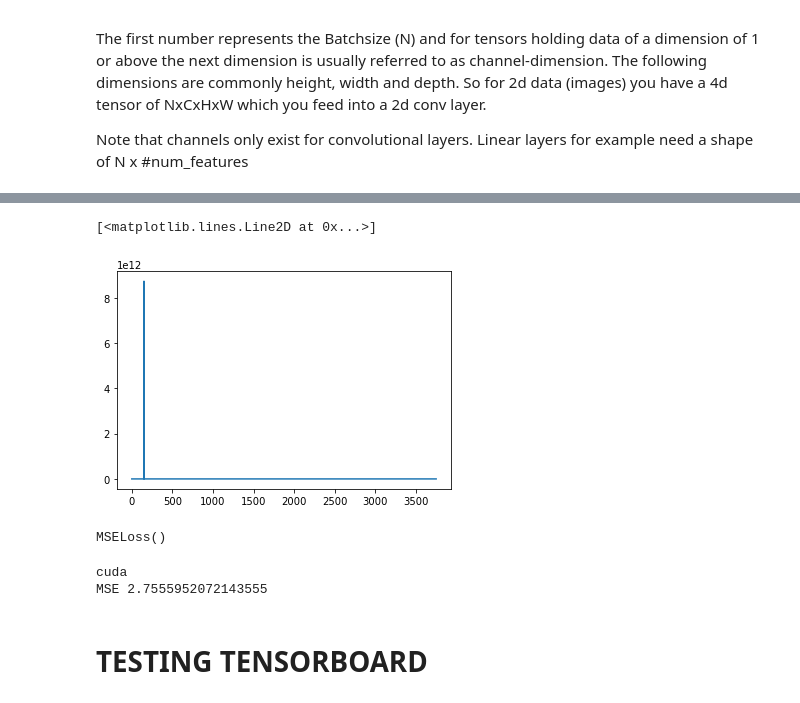
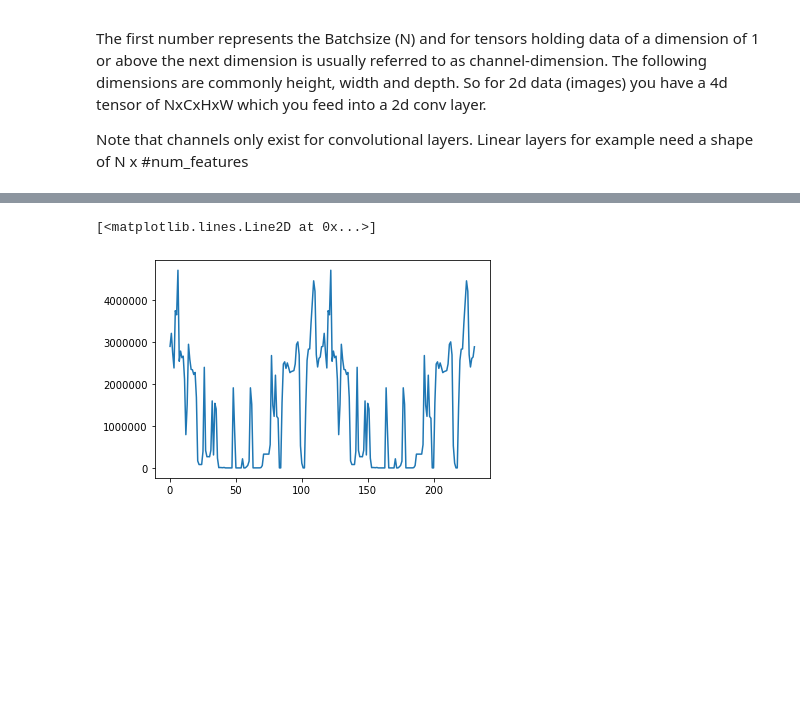
Before and after one commit to jcmayoral/gr_perception, a Jupyter notebook: gr_ml/nb/pointclouds-deeplearning.ipynb, the cells around one changed output, grey strips where cells are left out. Drawn from its saved outputs; the diff is of its cells as text; code cells hidden in the pictures; blank space fills up the shorter version.

```diff
--- a/gr_ml/nb/pointclouds-deeplearning.ipynb
+++ b/gr_ml/nb/pointclouds-deeplearning.ipynb
@@ -202,8 +439,8 @@ def get_data(train_ds, valid_ds, bs, nsamples):
 
 #gen = DataLoader(TensorDataset(data, labels), batch_size=25, shuffle=True)
 # %%
-pointsnumber = 1500
-batchsize = 10
+pointsnumber = 200
+batchsize = 20
 # %%
 from torch.utils.data import DataLoader, TensorDataset
 itdataset = MyDataset(pointsnumber=pointsnumber)
@@ -312,0 +642,29 @@ this will fail too small resize to minimum of 201
+# %%
+def mytrain(model,traindata,valdata,nepochs=5,valsamples=10, device="cuda"):
+    epoch_loss = list()
+    batch_loss = list()
+
+    criterion = nn.MSELoss()
+    optimizer = torch.optim.SGD(model.parameters(), lr=0.01, momentum=0.2)
+
+    model.train()
+
+    for epoch in range(nepochs):
+
+        loss = 0.0
+
+        #batches number
+        for b,x in enumerate(traindata):
+            trainbatch(model,x[0].float(),x[1].float(),criterion, optimizer,b, loss, batch_loss)
+
+        loss /= traindata.nsamples
+
+        print("Epoch {} - epoch loss: {}".format(epoch, loss), end=" ")
+        epoch_loss.append(loss)
+
+        #validation
+        model.eval()
+        with torch.no_grad():
+            valid_loss = sum(criterion(model(xb.float()), yb.float()) for xb, yb in valdata)
+        print(" validation loss {}".format(valid_loss/valdata.nsamples), sep="..")
+    return epoch_loss, batch_loss
@@ -313,3 +675,7 @@ this will fail too small resize to minimum of 201
+# %%
+#mymodel = MyModel(n_points=pointsnumber,K=8)
+#mymodel = BasePointNet(pointsnumber)
+mymodel = SegmentationPointNet(4, npoints=pointsnumber)
 # %%
 device = torch.device("cpu")
 if torch.cuda.is_available():
@@ -321,5 +687,5 @@ if torch.cuda.is_available():
     #print(x.to("cpu", torch.double))       # ``.to`` can also change dtype together!
     mymodel.cuda()
 #print(device)
-losses = mymodel.mytrain(traingen, valgen,nepochs=25)
+losses, bloss = mytrain(mymodel,traingen, valgen,nepochs=2)
 # %% [output]
@@ -362,20 +703,5 @@ plt.plot(np.arange(len(losses)), losses)
 # %%
-plt.plot(np.arange(len(mymodel.batch_loss)), mymodel.batch_loss)
+plt.plot(np.arange(len(bloss)), bloss)
 # %% [output]
 [<matplotlib.lines.Line2D at 0x...>]
-[figure, old version]
+[figure, new version]
-# %%
-mymodel.criterion
-# %% [output]
-MSELoss()
-# %%
-print(device)
-x = Variable(torch.rand(batchsize,3,mymodel.n_points)).to(device)
-targets = torch.rand((batchsize,1)).to(device)
-y_pred = mymodel.predict(x)
-print("MSE {}".format(((targets - y_pred)**2).sum()))
-# %% [output]
-cuda
-MSE 2.7555952072143555
-# %% [markdown]
-# TESTING TENSORBOARD
```
Also changed, not shown: parts of 53 cells of this notebook.
